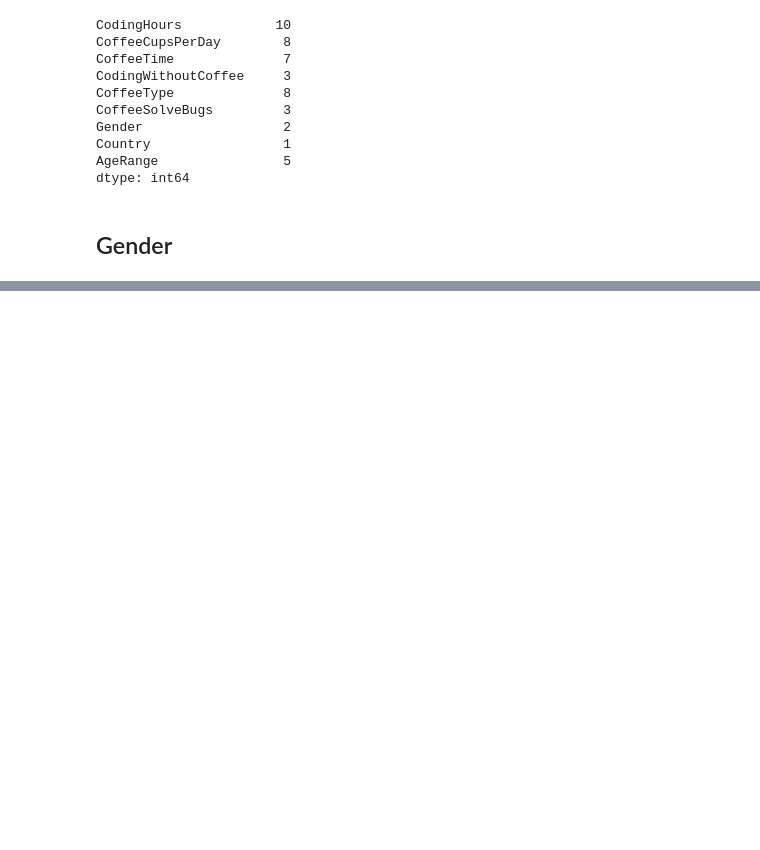
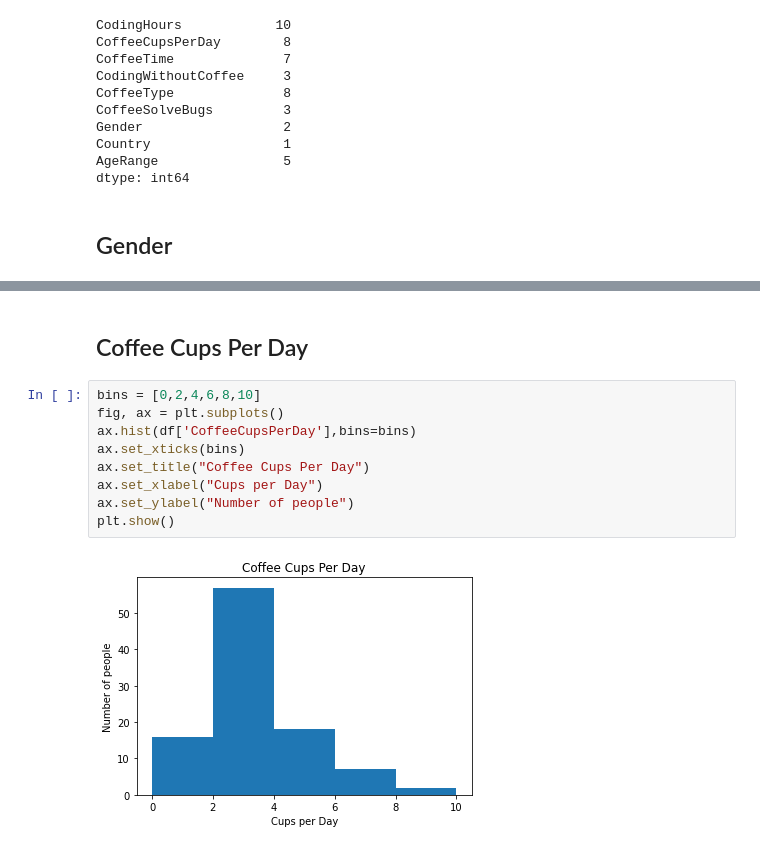
Before and after one commit to roxana-hgh/Data-Mining-project, a Jupyter notebook: CoffeeAndCode.ipynb, the cells around one changed output, grey strips where cells are left out. Cells and saved outputs as stored; diff of their text form; blank space fills up the shorter version.

```diff
--- a/CoffeeAndCode.ipynb
+++ b/CoffeeAndCode.ipynb
@@ -51,0 +86,13 @@ Text(0, 0.5, 'People')
+# %% [markdown]
+## Coffee Cups Per Day
+# %%
+bins = [0,2,4,6,8,10]
+fig, ax = plt.subplots()
+ax.hist(df['CoffeeCupsPerDay'],bins=bins)
+ax.set_xticks(bins)
+ax.set_title("Coffee Cups Per Day")
+ax.set_xlabel("Cups per Day")
+ax.set_ylabel("Number of people")
+plt.show()
+# %% [output]
+[figure, added]
```
Also changed, not shown: parts of 19 cells of this notebook.
